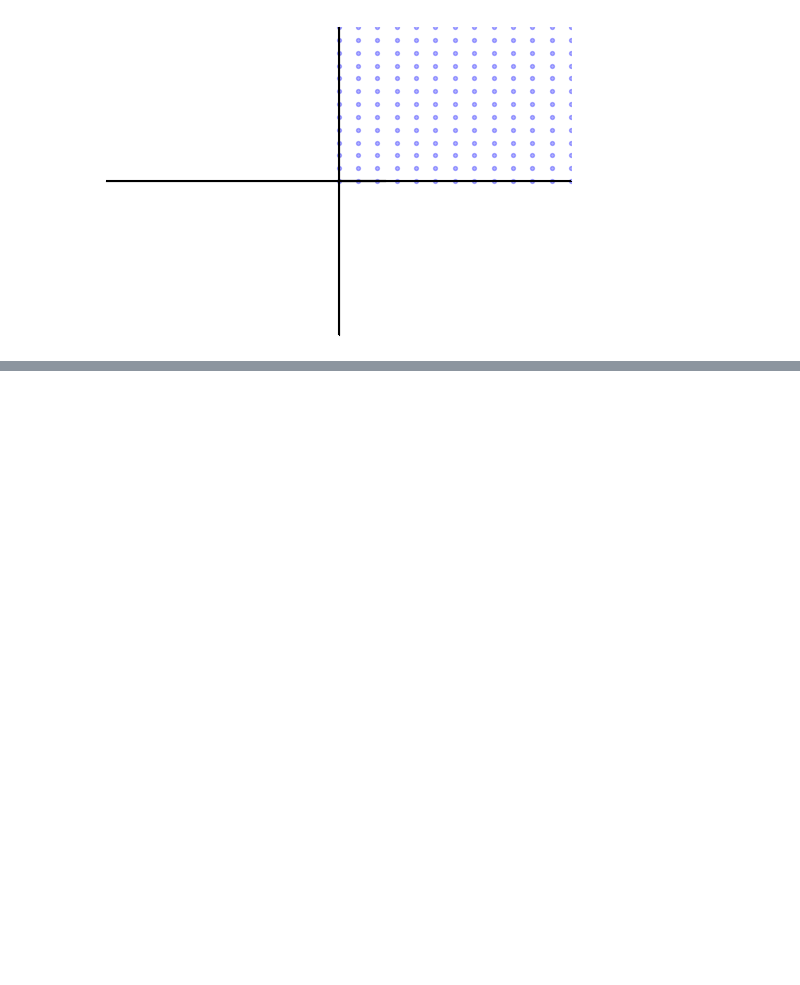
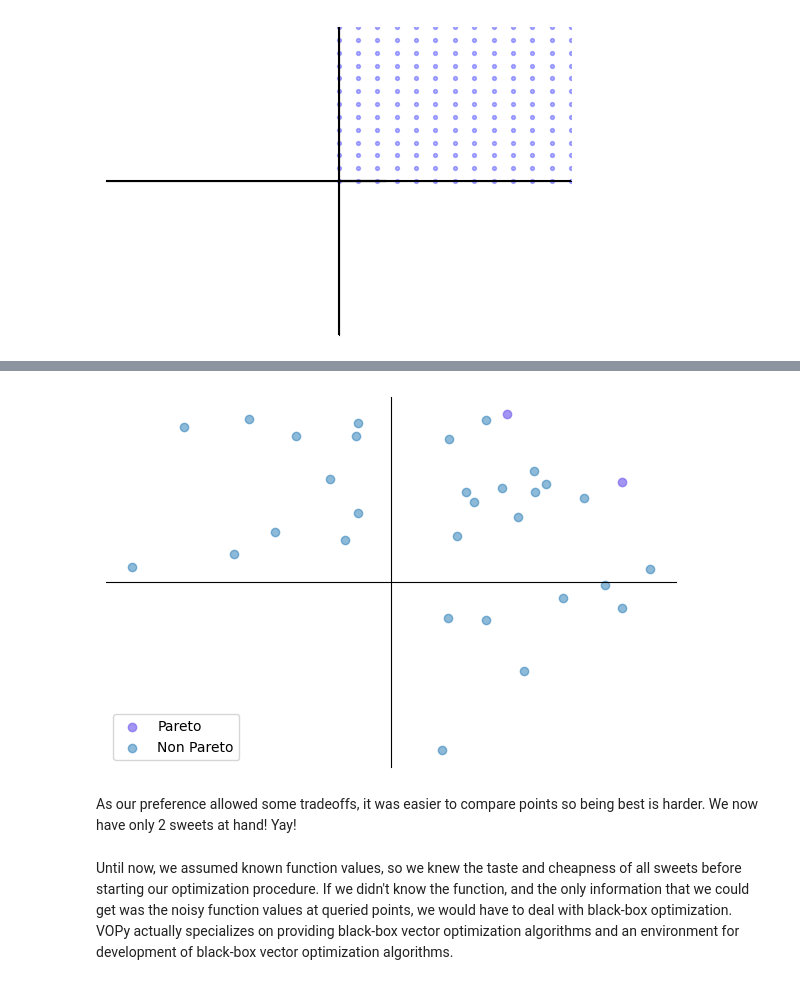
Before and after one commit to Bilkent-CYBORG/VOPy, a Jupyter notebook: examples/motivating_example.ipynb, the cells around one changed output, grey strips where cells are left out. Drawn from its saved outputs; the diff is of its cells as text; code cells hidden in the pictures; blank space fills up the shorter version.

```diff
--- a/examples/motivating_example.ipynb
+++ b/examples/motivating_example.ipynb
@@ -39,0 +61,9 @@ _ = componentwise_2d_order.ordering_cone.plot()
+# %%
+obtuse_2d_order = ConeTheta2DOrder(cone_degree=angle_around_x_equal_y)
+_ = obtuse_2d_order.plot_pareto_set(dataset.out_data)
+# %% [output]
+[figure, added]
+# %% [markdown]
+As our preference allowed some tradeoffs, it was easier to compare points so being best is harder. We now have only 2 sweets at hand! Yay!
+# %% [markdown]
+Until now, we assumed known function values, so we knew the taste and cheapness of all sweets before starting our optimization procedure. If we didn't know the function, and the only information that we could get was the noisy function values at queried points, we would have to deal with black-box optimization. VOPy actually specializes on providing black-box vector optimization algorithms and an environment for development of black-box vector optimization algorithms.
```
Also changed, not shown: parts of 9 cells of this notebook, 3 other files.
